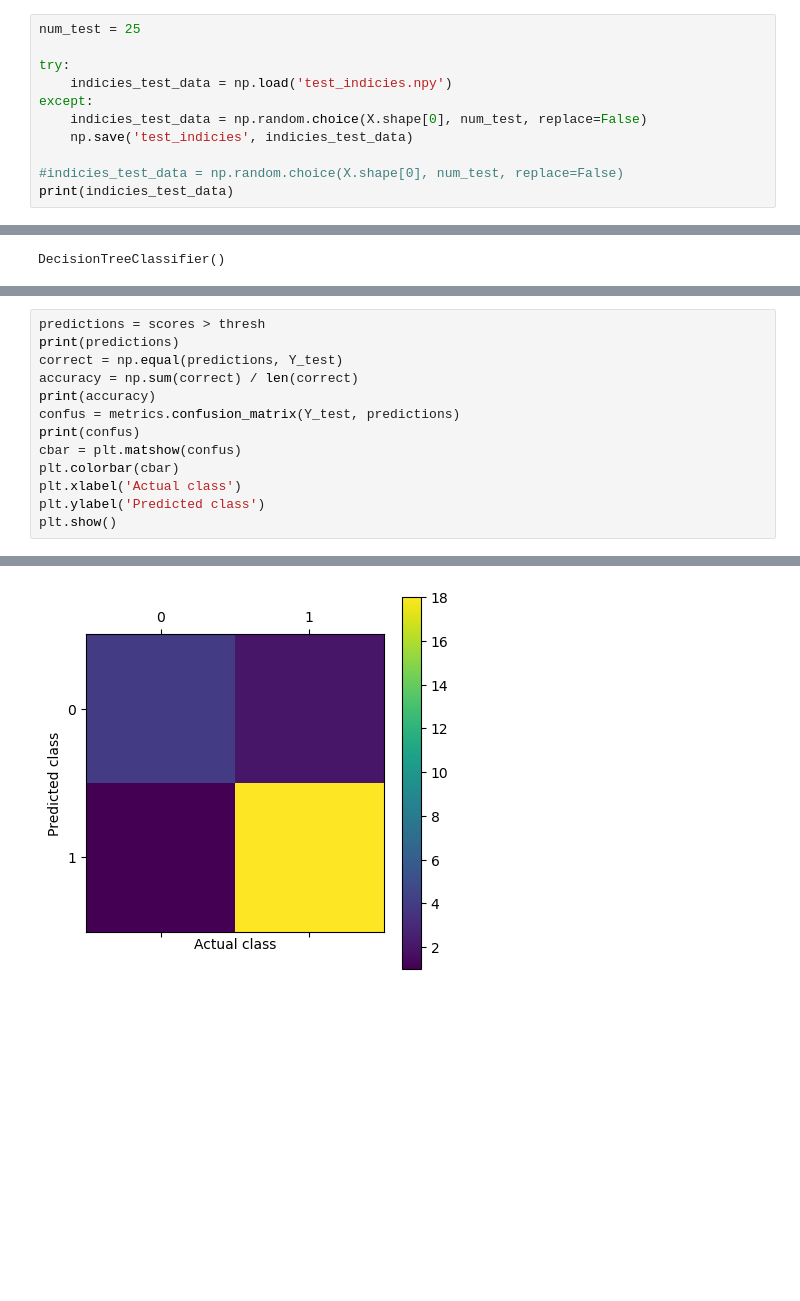
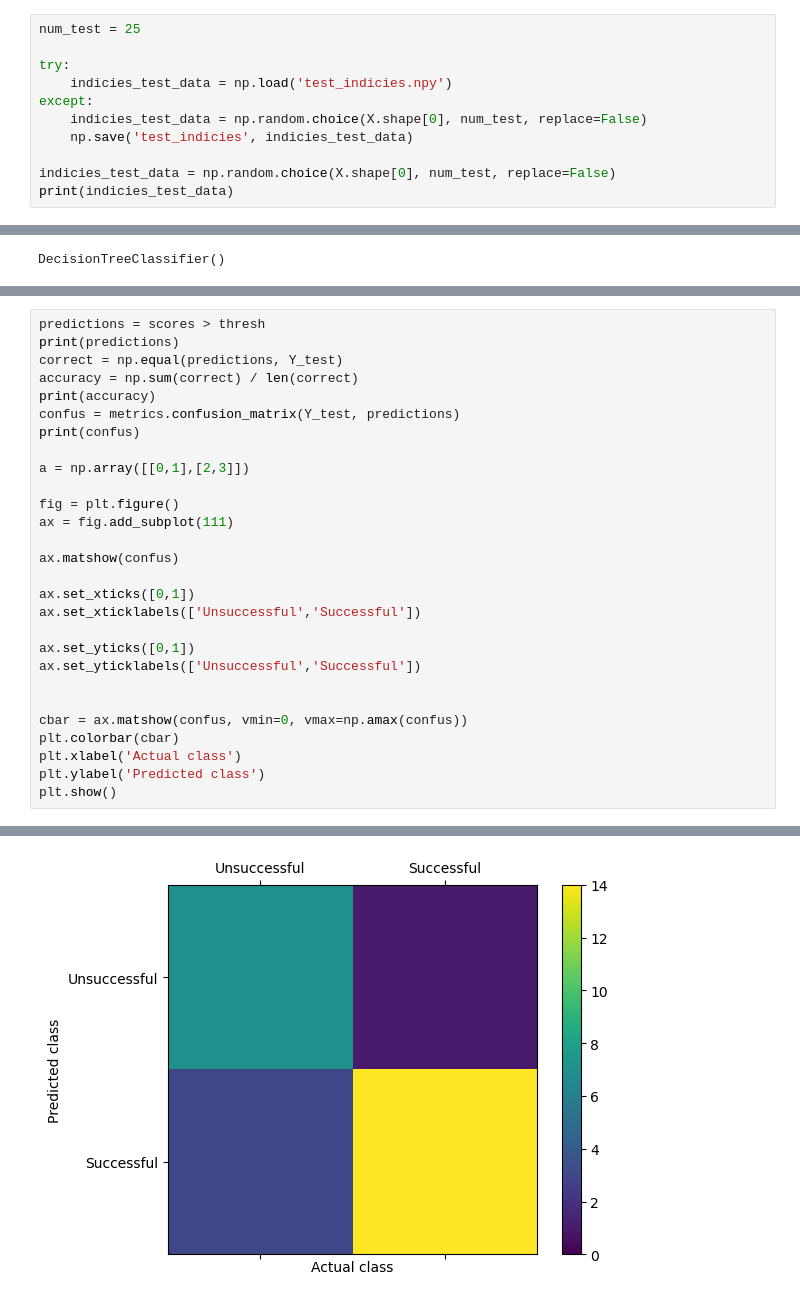
Before and after one commit to Perplexus100/OSU-REU-2021-Soft-Robotic-Explainability, a Jupyter notebook: classifier_metrics.ipynb, the cells around one changed output, grey strips where cells are left out. Saved outputs shown, nothing was run; the diff lists cells and outputs as text; blank space fills up the shorter version.

Commit message:
Uploaded the plot_example code and implemented it in classifier_metrics

```diff
--- a/classifier_metrics.ipynb
+++ b/classifier_metrics.ipynb
@@ -26,6 +26,6 @@ except:
     indicies_test_data = np.random.choice(X.shape[0], num_test, replace=False)
     np.save('test_indicies', indicies_test_data)
 
-#indicies_test_data = np.random.choice(X.shape[0], num_test, replace=False)
+indicies_test_data = np.random.choice(X.shape[0], num_test, replace=False)
 print(indicies_test_data)
 # %% [output]
@@ -116,7 +123,22 @@ accuracy = np.sum(correct) / len(correct)
 print(accuracy)
 confus = metrics.confusion_matrix(Y_test, predictions)
 print(confus)
-cbar = plt.matshow(confus)
+
+a = np.array([[0,1],[2,3]])
+
+fig = plt.figure()
+ax = fig.add_subplot(111)
+
+ax.matshow(confus)
+
+ax.set_xticks([0,1])
+ax.set_xticklabels(['Unsuccessful','Successful'])
+
+ax.set_yticks([0,1])
+ax.set_yticklabels(['Unsuccessful','Successful'])
+
+
+cbar = ax.matshow(confus, vmin=0, vmax=np.amax(confus))
 plt.colorbar(cbar)
 plt.xlabel('Actual class')
 plt.ylabel('Predicted class')
@@ -131 +153 @@ plt.show()
-[figure, old version]
+[figure, new version]
```
Also changed, not shown: parts of 7 cells of this notebook.
